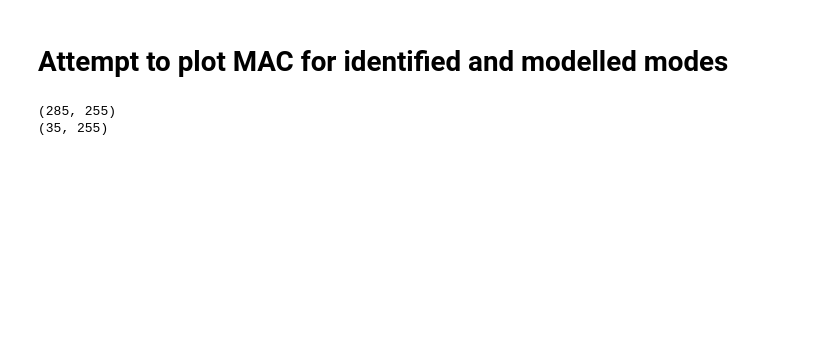
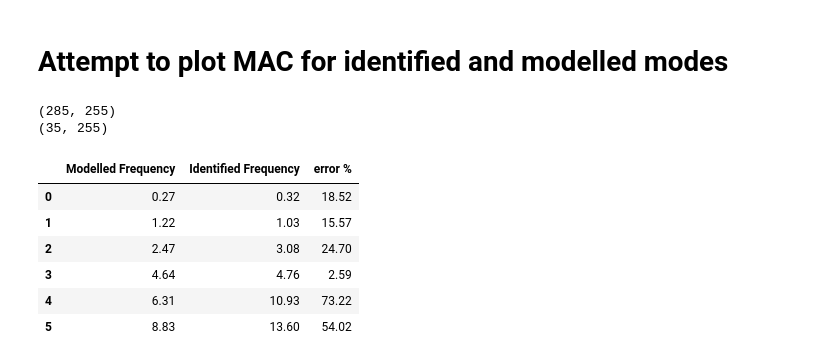
Before and after one commit to Aminealami16/Monitoring-of-Structural-Health-and-Geohazards, a Jupyter notebook: vibration_of_building/validation.ipynb, the cells around one changed output. Cells and saved outputs as stored; diff of their text form; code cells hidden in the pictures; blank space fills up the shorter version.

```diff
--- a/vibration_of_building/validation.ipynb
+++ b/vibration_of_building/validation.ipynb
@@ -66,3 +66,19 @@ for i in range(n_modes):
 # Plot the MAC matrix: Check if the off-diagonal elements are close to zero
 fig = px.imshow(MAC)
 fig.show()
+# %%
+import pandas as pd
+
+freqs_model = np.array([0.27, 1.22, 2.47, 4.64, 6.31, 8.83])
+df_freqs = pd.DataFrame({'Modelled Frequency': freqs_model, 'Identified Frequency': freq_id})
+df_freqs['error %'] = np.round(np.abs(df_freqs['Modelled Frequency'] - df_freqs['Identified Frequency']) / df_freqs['Modelled Frequency'] * 100, 2)
+# %%
+df_freqs
+# %% [output]
+|  | Modelled Frequency | Identified Frequency | error % |
+| 0 | 0.27 | 0.32 | 18.52 |
+| 1 | 1.22 | 1.03 | 15.57 |
+| 2 | 2.47 | 3.08 | 24.70 |
+| 3 | 4.64 | 4.76 | 2.59 |
+| 4 | 6.31 | 10.93 | 73.22 |
+| 5 | 8.83 | 13.60 | 54.02 |
```
Also changed, not shown: parts of 3 cells of this notebook, 21 other files.
